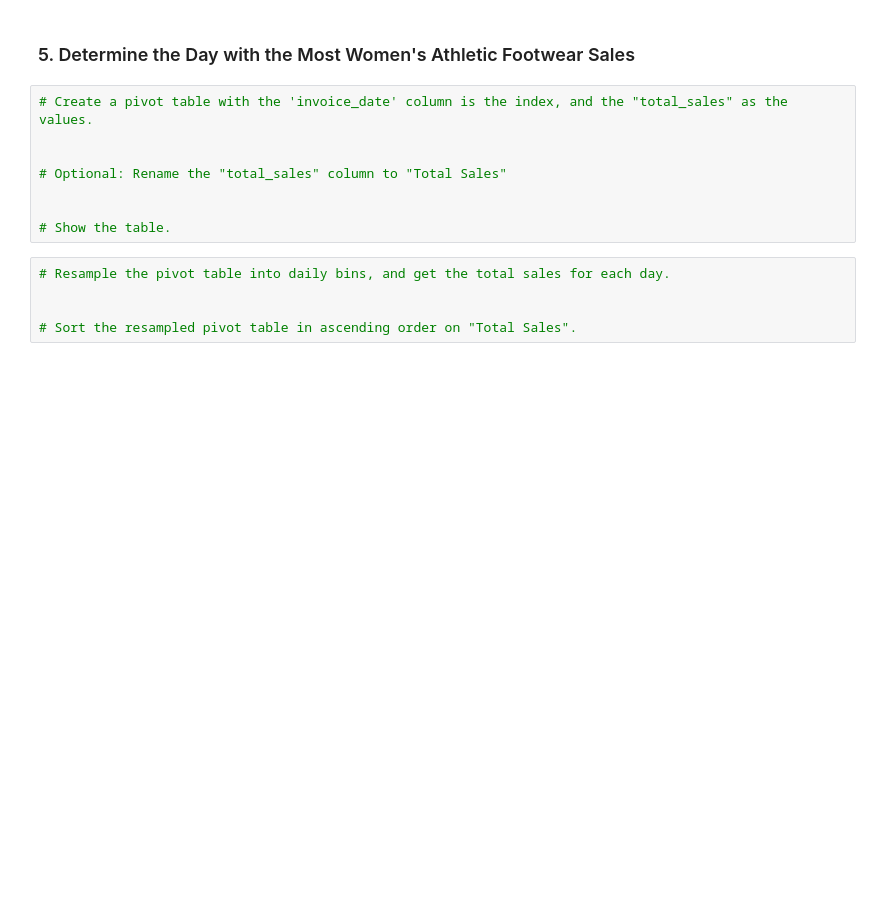
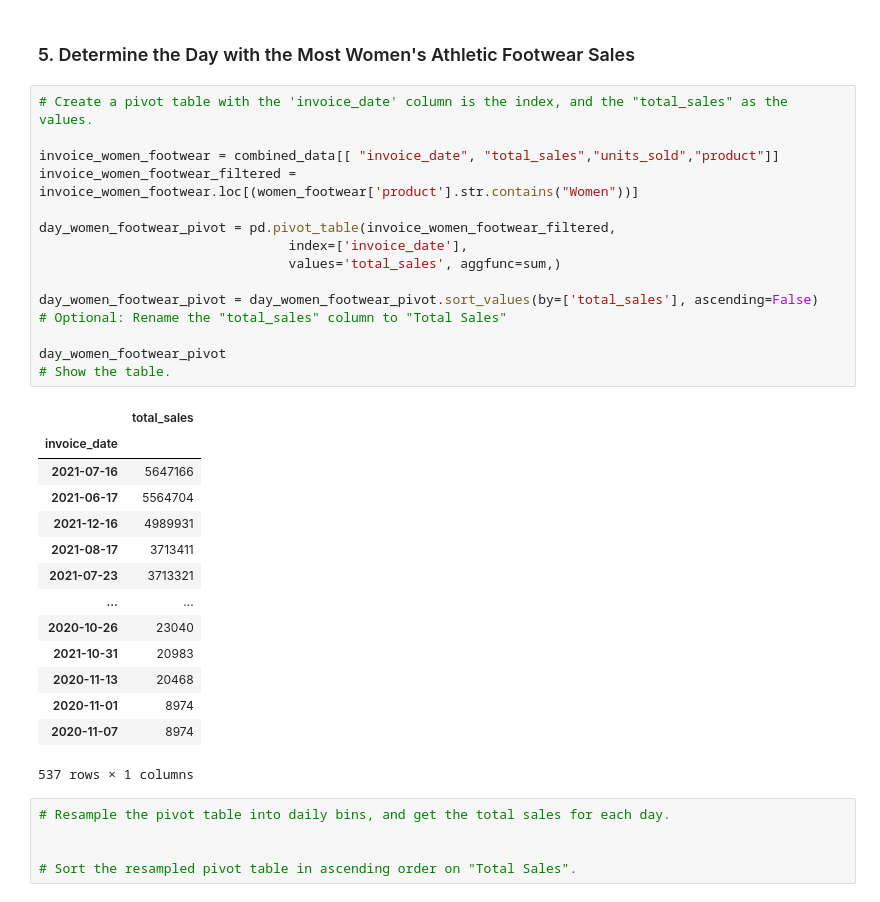
Before and after one commit to jrios46/athletic_sales_analysis, a Jupyter notebook: athletic_sales_analysis_starter_code.ipynb, the cells around one changed output. Cells and saved outputs as stored; diff of their text form; blank space fills up the shorter version.

```diff
--- a/athletic_sales_analysis_starter_code.ipynb
+++ b/athletic_sales_analysis_starter_code.ipynb
@@ -344,11 +388,33 @@ salesbyretailer = salesbyretailer.sort_values(by=['total_sales'], ascending=Fals
 # %%
 # Create a pivot table with the 'invoice_date' column is the index, and the "total_sales" as the values.
 
+invoice_women_footwear = combined_data[[ "invoice_date", "total_sales","units_sold","product"]]
+invoice_women_footwear_filtered = invoice_women_footwear.loc[(women_footwear['product'].str.contains("Women"))]
 
+day_women_footwear_pivot = pd.pivot_table(invoice_women_footwear_filtered,
+                                index=['invoice_date'],
+                                values='total_sales', aggfunc=sum,)
+
+day_women_footwear_pivot = day_women_footwear_pivot.sort_values(by=['total_sales'], ascending=False)
 # Optional: Rename the "total_sales" column to "Total Sales"
 
-
+day_women_footwear_pivot
 # Show the table.
+# %% [output]
+|  | total_sales |
+| invoice_date |  |
+| 2021-07-16 | 5647166 |
+| 2021-06-17 | 5564704 |
+| 2021-12-16 | 4989931 |
+| 2021-08-17 | 3713411 |
+| 2021-07-23 | 3713321 |
+| ... | ... |
+| 2020-10-26 | 23040 |
+| 2021-10-31 | 20983 |
+| 2020-11-13 | 20468 |
+| 2020-11-01 | 8974 |
+| 2020-11-07 | 8974 |
+537 rows × 1 columns
 # %%
 # Resample the pivot table into daily bins, and get the total sales for each day.
 
```
Also changed, not shown: parts of 4 cells of this notebook.
